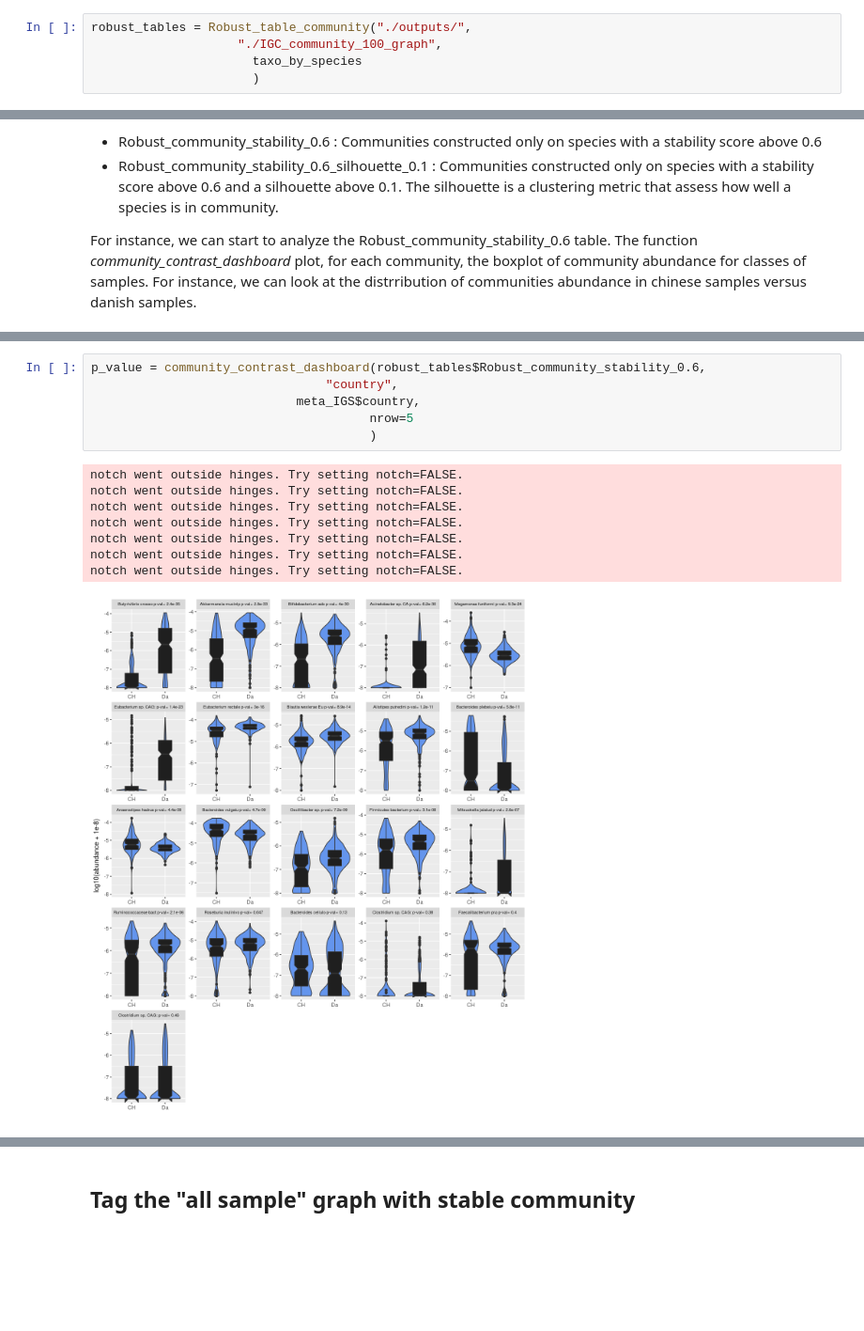
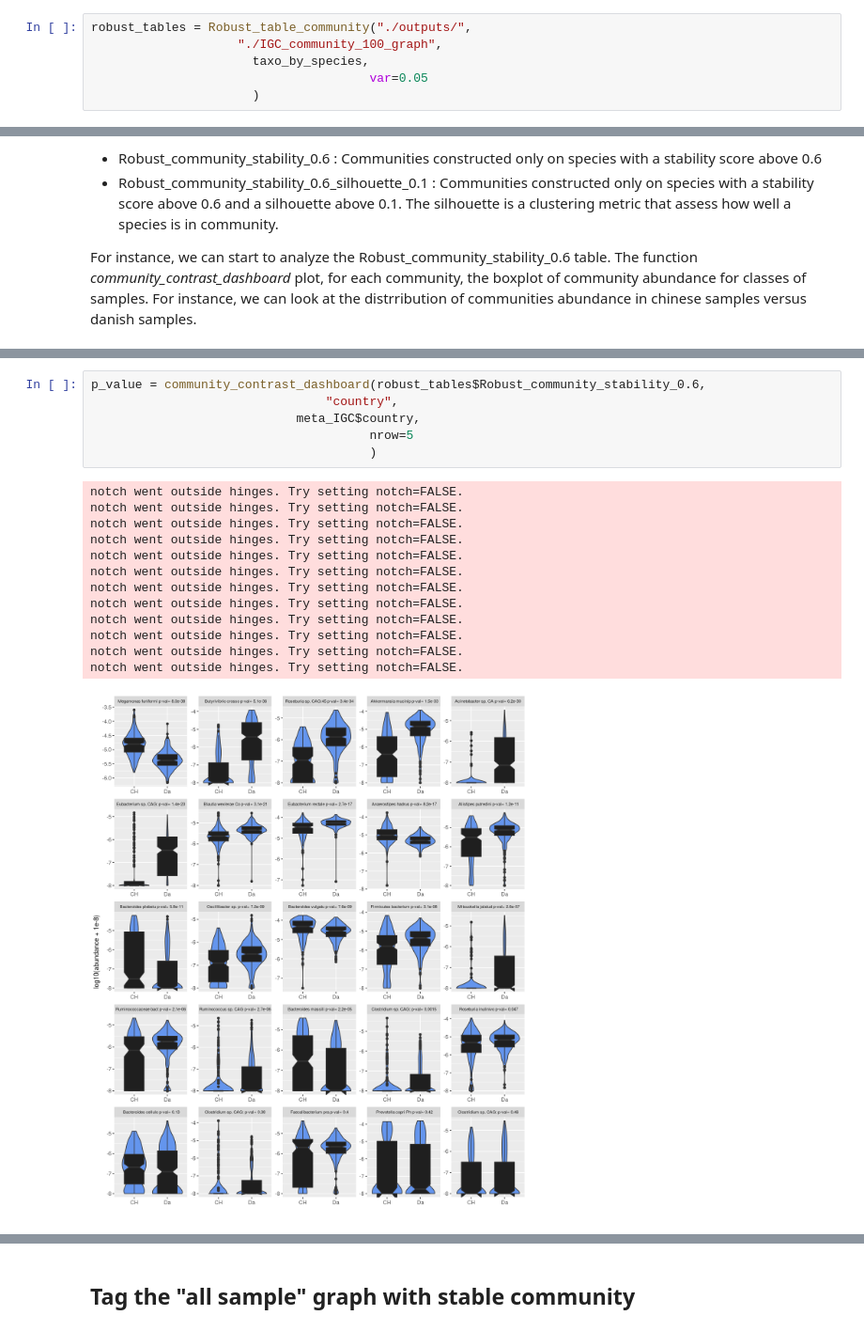
Before and after one commit to hjulienne/Gleesso_Pipeline, a Jupyter notebook: Gleesso_walkthrough/Gleesso_walkthrough.ipynb, the cells around one changed output, grey strips where cells are left out. Shown at 94% size. Drawn from its saved outputs; the diff is of its cells as text; blank space fills up the shorter version.

```diff
--- a/Gleesso_walkthrough/Gleesso_walkthrough.ipynb
+++ b/Gleesso_walkthrough/Gleesso_walkthrough.ipynb
@@ -242,6 +277,7 @@ taxo_by_species = readRDS("./outputs/taxo_by_species.rds")
 # %%
 robust_tables = Robust_table_community("./outputs/",
                     "./IGC_community_100_graph",
-                      taxo_by_species
+                      taxo_by_species,
+                                      var=0.05
                       )
 # %% [output]
@@ -300,18 +336,23 @@ Levels: CH Da
 # %%
 p_value = community_contrast_dashboard(robust_tables$Robust_community_stability_0.6,
                                 "country",
-                            meta_IGS$country,
+                            meta_IGC$country,
                                       nrow=5
                                       )
 # %% [output]
 notch went outside hinges. Try setting notch=FALSE.
 notch went outside hinges. Try setting notch=FALSE.
 notch went outside hinges. Try setting notch=FALSE.
 notch went outside hinges. Try setting notch=FALSE.
 notch went outside hinges. Try setting notch=FALSE.
 notch went outside hinges. Try setting notch=FALSE.
 notch went outside hinges. Try setting notch=FALSE.
+notch went outside hinges. Try setting notch=FALSE.
+notch went outside hinges. Try setting notch=FALSE.
+notch went outside hinges. Try setting notch=FALSE.
+notch went outside hinges. Try setting notch=FALSE.
+notch went outside hinges. Try setting notch=FALSE.
-[figure, old version]
+[figure, new version]
 # %%
 p_value
 # %% [output]
```
Also changed, not shown: parts of 15 cells of this notebook, 2 other files.
